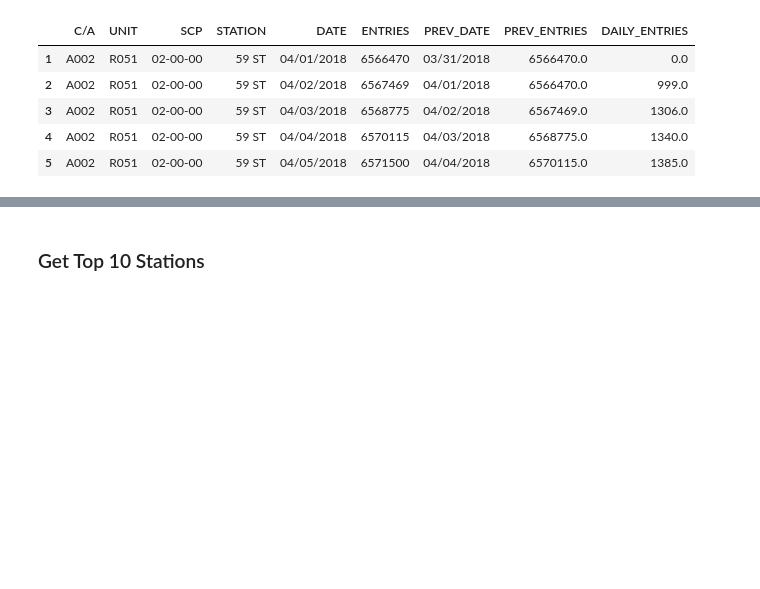
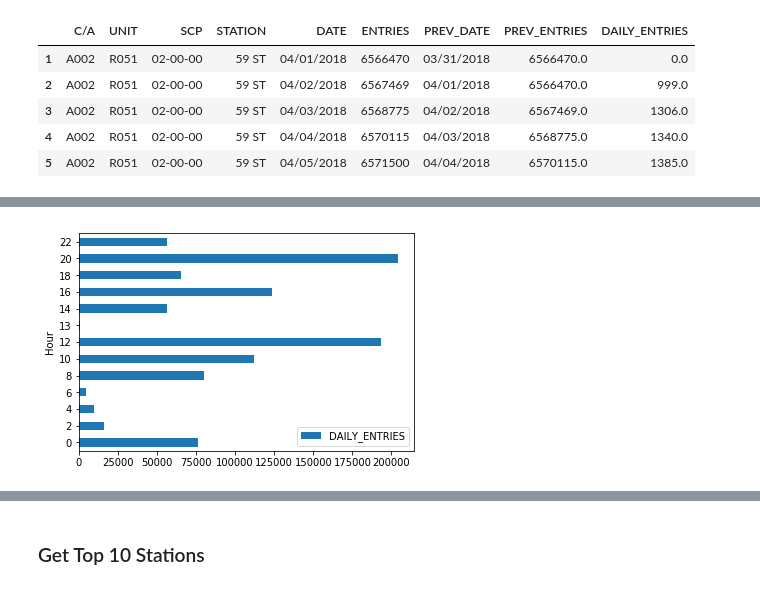
Before and after one commit to cyrus-rustomji/metis_projects, a Jupyter notebook: FirstProejct.ipynb, the cells around one changed output, grey strips where cells are left out. Cells and saved outputs as stored; diff of their text form; code cells hidden in the pictures; blank space fills up the shorter version.

```diff
--- a/FirstProejct.ipynb
+++ b/FirstProejct.ipynb
@@ -381,0 +447,4 @@ turnstiles_daily.head()
+# %%
+turnstiles_daily_time[turnstiles_daily_time.STATION=='34 ST-PENN STA'].groupby(['Hour'])[['DAILY_ENTRIES']].sum().plot(kind='barh');
+# %% [output]
+[figure, added]
```
Also changed, not shown: parts of 23 cells of this notebook.
